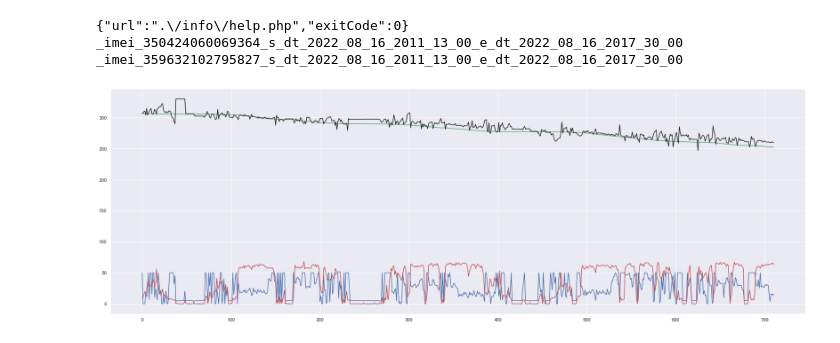
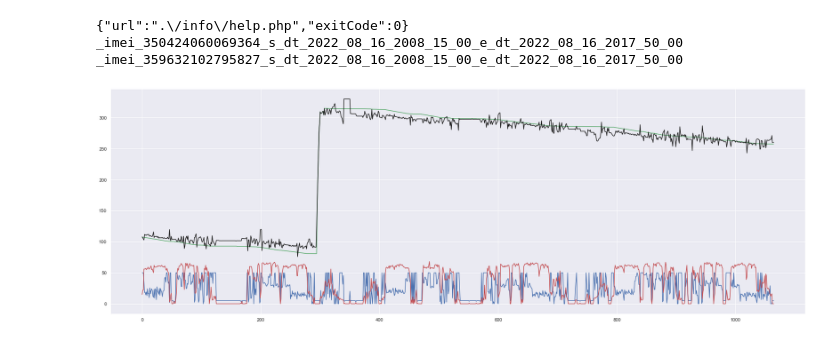
Before and after one commit to zhenux/pythonProject54, a Jupyter notebook: merge_files.ipynb, the cells around one changed output. Saved outputs shown, nothing was run; the diff lists cells and outputs as text; code cells hidden in the pictures.

```diff
--- a/merge_files.ipynb
+++ b/merge_files.ipynb
@@ -4,11 +4,11 @@ from bs4 import BeautifulSoup
 
 # from google.colab import files
 
-url_req_ = (['?imei=350424060069364&s_dt=2022-08-10%2011:50:00&e_dt=2022-08-10%2015:00:00',
-            '?imei=352094089278805&s_dt=2022-08-10%2011:50:00&e_dt=2022-08-10%2015:00:00'])
+# url_req = (['?imei=350424060069364&s_dt=2022-08-10%2011:50:00&e_dt=2022-08-10%2015:00:00',
+#             '?imei=352094089278805&s_dt=2022-08-10%2011:50:00&e_dt=2022-08-10%2015:00:00'])
 
-url_req = (['?imei=350424060069364&s_dt=2022-08-16%2011:13:00&e_dt=2022-08-16%2017:30:00',
-            '?imei=359632102795827&s_dt=2022-08-16%2011:13:00&e_dt=2022-08-16%2017:30:00'])
+url_req = (['?imei=350424060069364&s_dt=2022-08-16%2008:15:00&e_dt=2022-08-16%2017:50:00',
+            '?imei=359632102795827&s_dt=2022-08-16%2008:15:00&e_dt=2022-08-16%2017:50:00'])
 
 
 web_link = 'https://nav.by/info/testAccel.php'
@@ -78,8 +78,8 @@ for p in range(NUM_OF_FILES):
     file.close()
 # %% [output]
 {"url":".\/info\/help.php","exitCode":0}
-_imei_350424060069364_s_dt_2022_08_16_2011_13_00_e_dt_2022_08_16_2017_30_00
-_imei_359632102795827_s_dt_2022_08_16_2011_13_00_e_dt_2022_08_16_2017_30_00
+_imei_350424060069364_s_dt_2022_08_16_2008_15_00_e_dt_2022_08_16_2017_50_00
+_imei_359632102795827_s_dt_2022_08_16_2008_15_00_e_dt_2022_08_16_2017_50_00
 # %%
 # import pandas as pd
 # from datetime import datetime
@@ -202,22 +202,17 @@ for i in range(2, len(df)):
     df.at[i, 'sum_ES_APP_2'] = df_.sum_ES_APP_2[k]
     df.at[i, 'sum_ES_2_APP_2'] = df_.sum_ES_2_APP_2[k]
 
-    if df.sum_ES[i] > sum_ES_prev:
-        sum_ES_inst = df.sum_ES[i] - sum_ES_prev
+    if df.sum_ES[i] > df.sum_ES[i-1]:
+        sum_ES_inst = df.sum_ES[i] - df.sum_ES[i-1]
         sum_ES_sum += sum_ES_inst
-    else:
-        sum_ES_dist += df.distance_gps[i]
-    sum_ES_prev = df.sum_ES[i]
 
-    if df.sum_ES_APP[i] > sum_ES_APP_prev:
-        sum_ES_APP_inst = df.sum_ES_APP[i] - sum_ES_APP_prev
+    if df.sum_ES_APP[i] > df.sum_ES_APP[i-1]:
+        sum_ES_APP_inst = df.sum_ES_APP[i] - df.sum_ES_APP[i-1]
         sum_ES_APP_sum += sum_ES_APP_inst
-    sum_ES_APP_prev = df.sum_ES_APP[i]
 
-    if df.sum_ES_2_APP[i] > sum_ES_2_APP_prev:
-        sum_ES_2_APP_inst = df.sum_ES_2_APP[i] - sum_ES_2_APP_prev
+    if df.sum_ES_2_APP[i] > df.sum_ES_2_APP[i-1]:
+        sum_ES_2_APP_inst = df.sum_ES_2_APP[i] - df.sum_ES_2_APP[i-1]
         sum_ES_2_APP_sum += sum_ES_2_APP_inst
-    sum_ES_2_APP_prev = df.sum_ES_2_APP[i]
 
     if df.sum_ES_APP_2[i] > sum_ES_APP_2_prev:
         sum_ES_APP_2_inst = df.sum_ES_APP_2[i] - sum_ES_APP_2_prev
@@ -244,10 +239,20 @@ for i in range(2, len(df)):
         consum_l = (5 - df.speed[i])/100
     df.at[i, 'consum_l'] = consum_l
 
-    if df.AnIn1[i] > (df.AnIn1[i -1] + 50):
-        dut_begine = df.AnIn1[i]
 
-    dut_calc = dut_begine +25 - func3_fuel_consumption(
+    try:
+        if df.AnIn1[i] > (df.AnIn1[i - 10] + 50):
+            dut_begine = df.AnIn1[i]
+
+            sum_ES_sum = 0
+            sum_ES_APP_sum = 0
+            sum_ES_2_APP_sum = 0
+            sum_ES_APP_2_sum = 0
+            sum_ES_2_APP_2_sum = 0
+    except:
+        pass
+
+    dut_calc = dut_begine - func3_fuel_consumption(
             (sum_ES_APP_sum, sum_ES_2_APP_sum, sum_ES_APP_2_sum, sum_ES_2_APP_2_sum),
             popt3_calc[0], popt3_calc[1], popt3_calc[2], popt3_calc[3])
     df.at[i, 'dut_calc'] = dut_calc
@@ -258,31 +263,31 @@ for i in range(2, len(df)):
             (sum_ES_APP_inst, sum_ES_2_APP_inst, sum_ES_APP_2_inst, sum_ES_2_APP_2_inst),
             popt3_calc[0], popt3_calc[1], popt3_calc[2], popt3_calc[3])
     df.at[i, 'consum_t'] = consum_t
 
     dut_rf.append(dut_calc)
     dut.append(df.AnIn1[i])
     inst_cons.append(consum_l*100)
     inst_speed.append(df.speed[i])
     acc_delta = 10*df.delta64044[i]
     if acc_delta < 0:
         acc_delta = 0
     if acc_delta > 50:
         acc_delta = 50
     inst_acc_plus.append(acc_delta)
     acc_delta = -10*df.delta64033[i]
     if acc_delta > 0:
         acc_delta = 0
     if acc_delta < -50:
         acc_delta = -50
     inst_acc_minus.append(acc_delta)
 
 df.to_csv(db_files[0] + '_changed' + '.csv', index=False)
 
 plt.figure(figsize=(30, 10))
 plt.plot(inst_cons, 'b')
 plt.plot(inst_speed, 'r')
 plt.plot(dut_rf, 'g')
 plt.plot(dut, 'k')
 plt.show()
 # %% [output]
-[figure, old version]
+[figure, new version]
```
Also changed, not shown: 1 other file.
